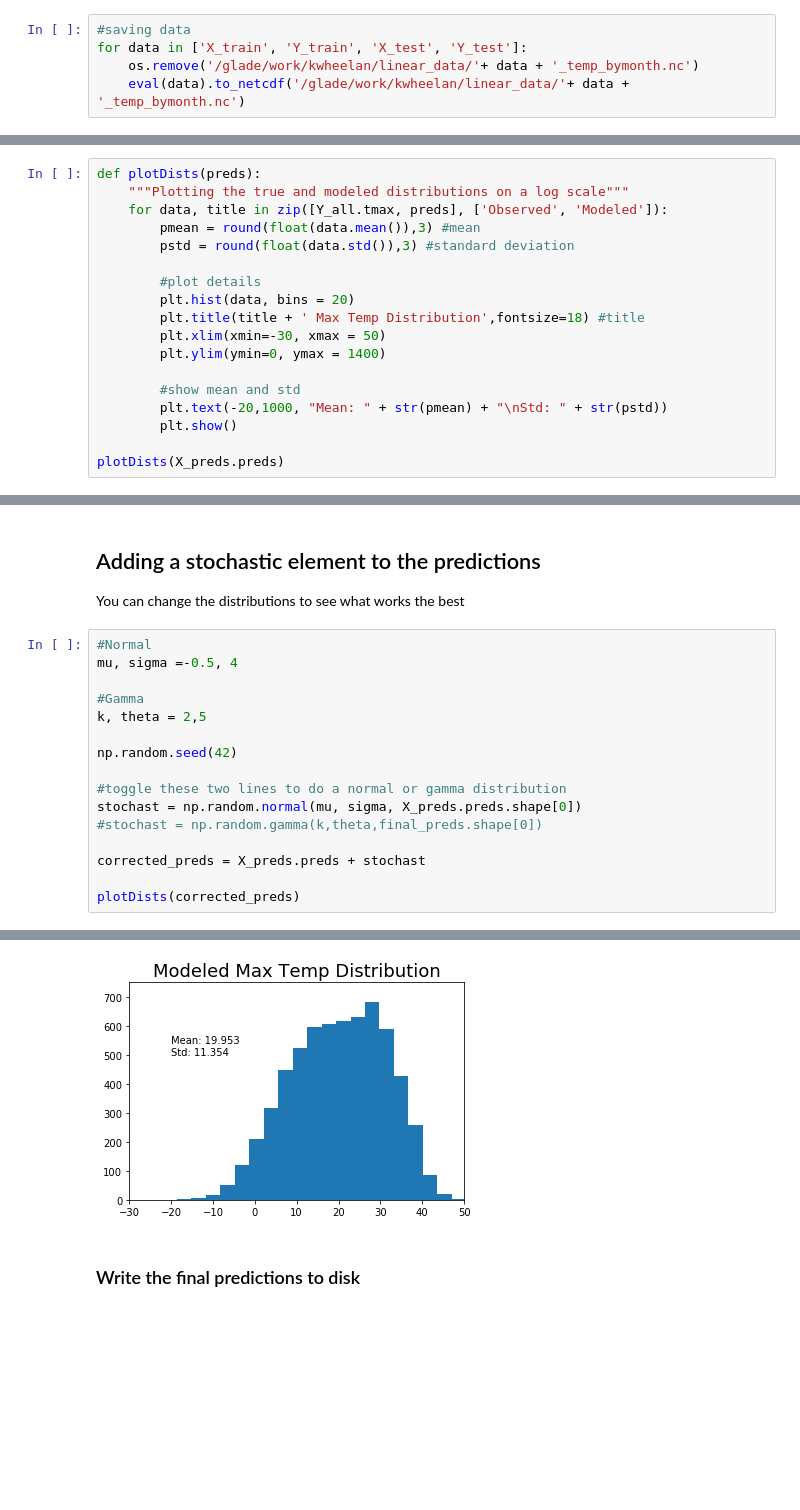
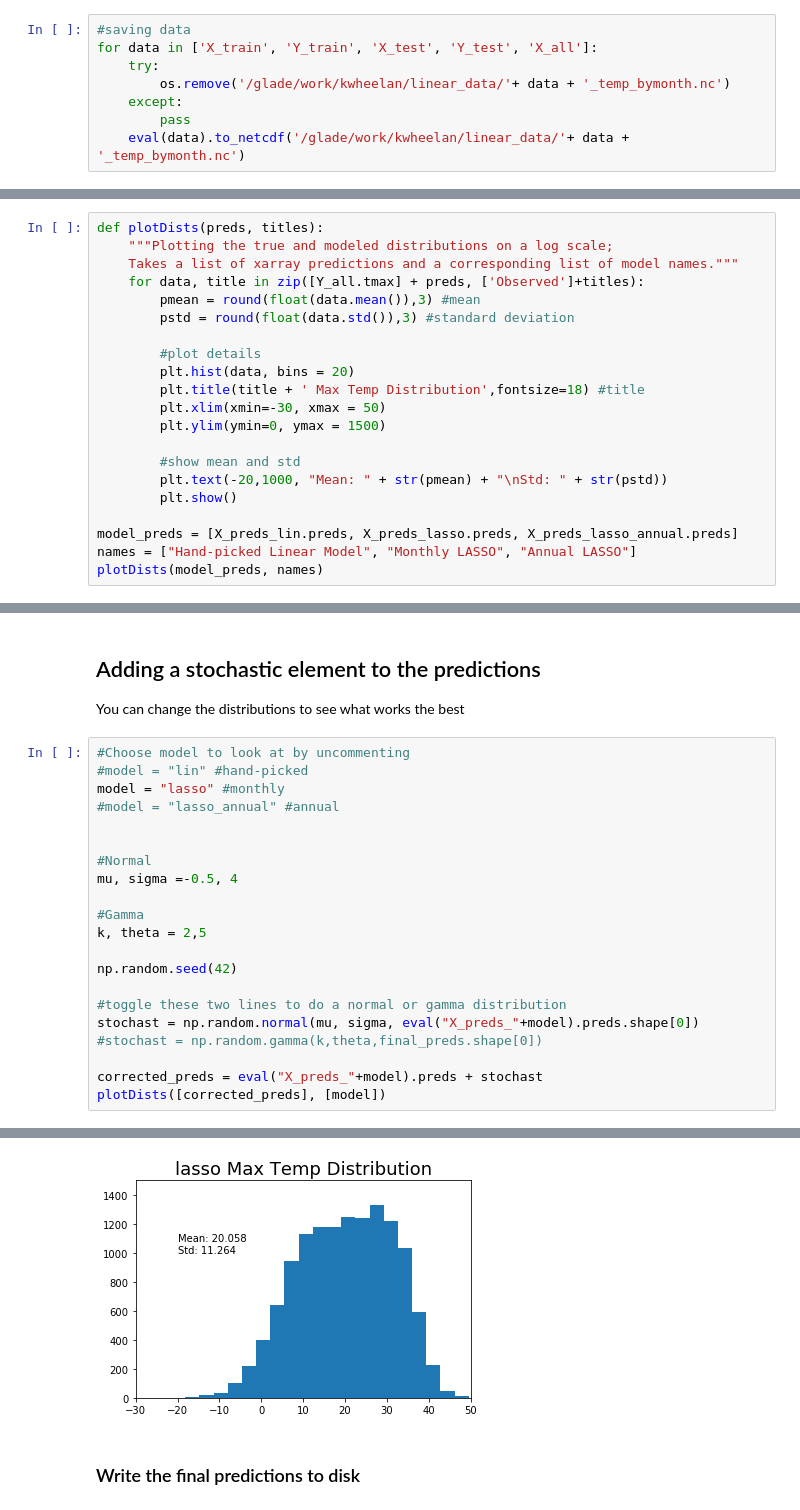
Before and after one commit to kwheelan/Linear_downscaling, a Jupyter notebook: Temp_Downscaling_MonthlyModel.ipynb, the cells around one changed output, grey strips where cells are left out. Saved outputs shown, nothing was run; the diff lists cells and outputs as text; blank space fills up the shorter version.

```diff
--- a/Temp_Downscaling_MonthlyModel.ipynb
+++ b/Temp_Downscaling_MonthlyModel.ipynb
@@ -128,8 +128,11 @@ for data in [X_train, X_test, Y_train, Y_test]:
     data['time'] = data['month']
 # %%
 #saving data
-for data in ['X_train', 'Y_train', 'X_test', 'Y_test']:
-    os.remove('/glade/work/kwheelan/linear_data/'+ data + '_temp_bymonth.nc')
+for data in ['X_train', 'Y_train', 'X_test', 'Y_test', 'X_all']:
+    try:
+        os.remove('/glade/work/kwheelan/linear_data/'+ data + '_temp_bymonth.nc')
+    except:
+        pass
     eval(data).to_netcdf('/glade/work/kwheelan/linear_data/'+ data + '_temp_bymonth.nc')
 # %% [markdown]
 ## ** Or skip everything above and run this: **
@@ -571,9 +584,10 @@ It makes less sense to add a stochastic element to temperature than to precipita
 
 (I could make separate distributions by month if that would be helpful)
 # %%
-def plotDists(preds):
-    """Plotting the true and modeled distributions on a log scale"""
-    for data, title in zip([Y_all.tmax, preds], ['Observed', 'Modeled']):
+def plotDists(preds, titles):
+    """Plotting the true and modeled distributions on a log scale;
+    Takes a list of xarray predictions and a corresponding list of model names."""
+    for data, title in zip([Y_all.tmax] + preds, ['Observed']+titles):
         pmean = round(float(data.mean()),3) #mean
         pstd = round(float(data.std()),3) #standard deviation
 
@@ -581,11 +595,13 @@ def plotDists(preds):
         plt.hist(data, bins = 20)
         plt.title(title + ' Max Temp Distribution',fontsize=18) #title
         plt.xlim(xmin=-30, xmax = 50)
-        plt.ylim(ymin=0, ymax = 1400)
+        plt.ylim(ymin=0, ymax = 1500)
 
         #show mean and std
         plt.text(-20,1000, "Mean: " + str(pmean) + "\nStd: " + str(pstd))
         plt.show()
 
-plotDists(X_preds.preds)
+model_preds = [X_preds_lin.preds, X_preds_lasso.preds, X_preds_lasso_annual.preds]
+names = ["Hand-picked Linear Model", "Monthly LASSO", "Annual LASSO"]
+plotDists(model_preds, names)
 # %% [output]
@@ -632,6 +650,12 @@ makePlots(np.random.gamma(k,theta,100000))
 
 You can change the distributions to see what works the best
 # %%
+#Choose model to look at by uncommenting
+#model = "lin" #hand-picked
+model = "lasso" #monthly
+#model = "lasso_annual" #annual
+
+
 #Normal
 mu, sigma =-0.5, 4
 
@@ -641,10 +665,9 @@ k, theta = 2,5
 np.random.seed(42)
 
 #toggle these two lines to do a normal or gamma distribution
-stochast = np.random.normal(mu, sigma, X_preds.preds.shape[0])
+stochast = np.random.normal(mu, sigma, eval("X_preds_"+model).preds.shape[0])
 #stochast = np.random.gamma(k,theta,final_preds.shape[0])
 
-corrected_preds = X_preds.preds + stochast
-
-plotDists(corrected_preds)
+corrected_preds = eval("X_preds_"+model).preds + stochast
+plotDists([corrected_preds], [model])
 # %% [output]
@@ -652,4 +675,4 @@ plotDists(corrected_preds)
-[figure, old version]
+[figure, new version]
 # %% [markdown]
 ### Write the final predictions to disk
 # %%
```
Also changed, not shown: parts of 6 cells of this notebook.
